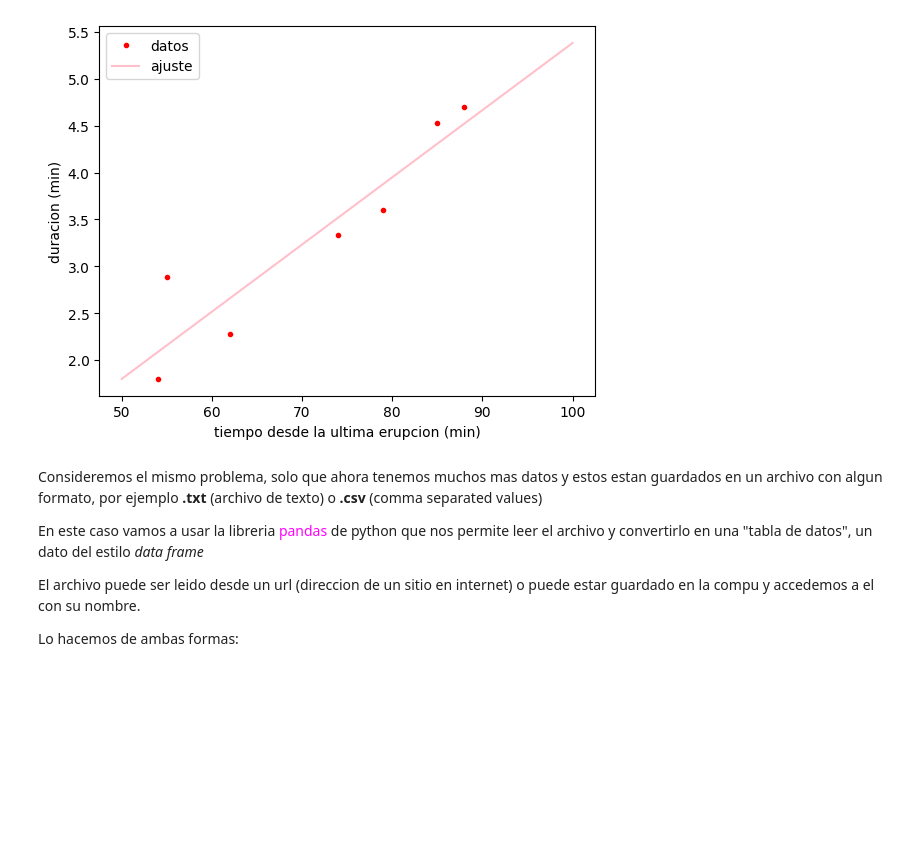
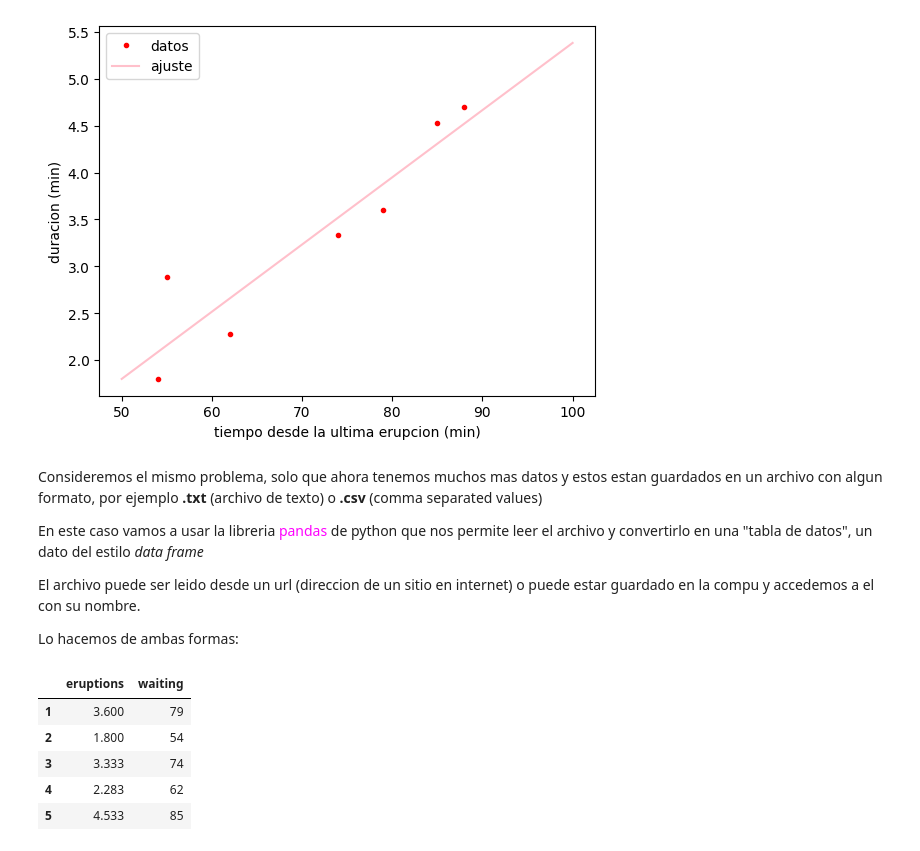
Before and after one commit to binaria010/Mate2B, a Jupyter notebook: Segunda Parte/MinimosCuadrados/Clase 1.ipynb, the cells around one changed output. Drawn from its saved outputs; the diff is of its cells as text; code cells hidden in the pictures; blank space fills up the shorter version.

```diff
--- a/Segunda Parte/MinimosCuadrados/Clase 1.ipynb
+++ b/Segunda Parte/MinimosCuadrados/Clase 1.ipynb
@@ -136,0 +135,13 @@ url =
+# %%
+url = "https://raw.githubusercontent.com/binaria010/Mate2B/main/Segunda%20Parte/MinimosCuadrados/geyser.csv"
+
+data_faithful = pd.read_csv(url, sep = " ")   # cargamos el archivo y lo convierte en un data frame. Le indicamos los datos estan separados por un espacio
+
+data_faithful.head()    #nos muestra las primeras 5 filas de los datos
+# %% [output]
+|  | eruptions | waiting |
+| 1 | 3.600 | 79 |
+| 2 | 1.800 | 54 |
+| 3 | 3.333 | 74 |
+| 4 | 2.283 | 62 |
+| 5 | 4.533 | 85 |
```
Also changed, not shown: parts of 1 cell of this notebook.
